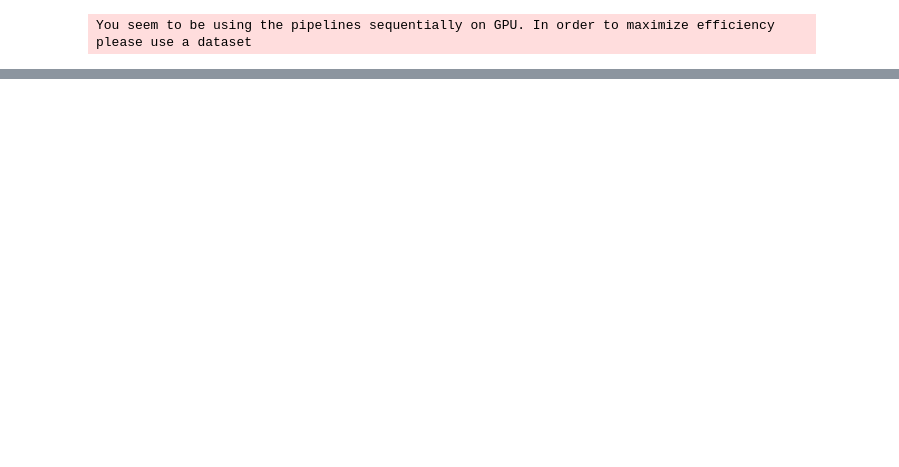
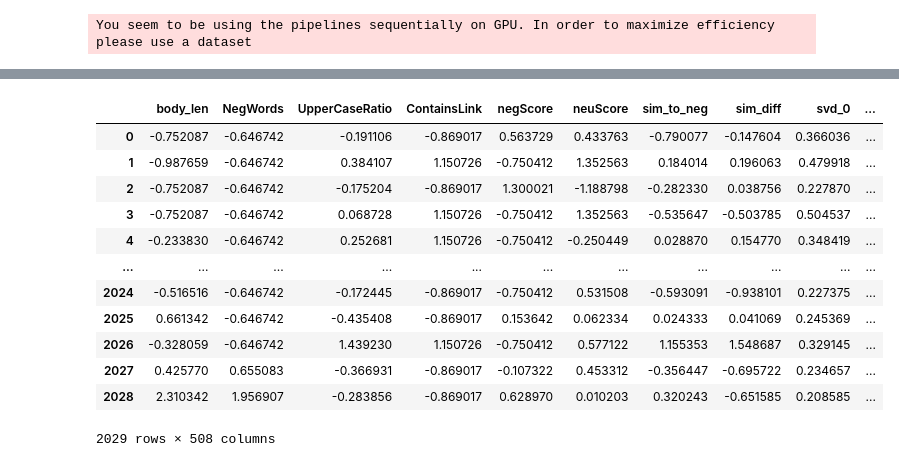
Before and after one commit to dinhtanloc/test_git, a Jupyter notebook: kltn-huong.ipynb, the cells around one changed output, grey strips where cells are left out. Saved outputs shown, nothing was run; the diff lists cells and outputs as text; code cells hidden in the pictures; blank space fills up the shorter version.

```diff
--- a/kltn-huong.ipynb
+++ b/kltn-huong.ipynb
@@ -205,0 +265,16 @@ X_val_tfidf = vectorizer.transform(X_val)
+# %%
+# Chọn các biến numeric
+from sklearn.discriminant_analysis import StandardScaler
+
+
+numeric_cols = [
+    'body_len', 'Length_char', 'Length_word', 'NegWords',
+    'UpperCaseRatio', 'ContainsLink', 'SentimentScore',
+    'negScore', 'neuScore', 'posScore',
+    'sim_to_pos', 'sim_to_neg', 'sim_diff'
+]
+
+X_numeric = train_df[numeric_cols].values
+scaler = StandardScaler()
+X_numeric_scaled = scaler.fit_transform(X_numeric)
+X_numeric_df = pd.DataFrame(X_numeric_scaled, columns=numeric_cols)
@@ -205,0 +389,2 @@ X_val_tfidf = vectorizer.transform(X_val)
+# %%
+X_numeric_df1 = X_numeric_df.drop(columns=['SentimentScore', 'Length_char', 'Length_word', 'posScore', 'sim_to_pos'])
@@ -205,0 +398,24 @@ X_val_tfidf = vectorizer.transform(X_val)
+# %%
+from sklearn.decomposition import TruncatedSVD
+
+svd = TruncatedSVD(n_components=500, random_state=42)
+X_text_reduced = svd.fit_transform(X_text)
+X_text_reduced_df = pd.DataFrame(X_text_reduced, columns=[f'svd_{i}' for i in range(X_text_reduced.shape[1])])
+# %%
+X_full_df = pd.concat([X_numeric_df1, X_text_reduced_df], axis=1)
+# %%
+X_full_df
+# %% [output]
+|  | body_len | NegWords | UpperCaseRatio | ContainsLink | negScore | neuScore | sim_to_neg | sim_diff | svd_0 | ... |
+| 0 | -0.752087 | -0.646742 | -0.191106 | -0.869017 | 0.563729 | 0.433763 | -0.790077 | -0.147604 | 0.366036 | ... |
+| 1 | -0.987659 | -0.646742 | 0.384107 | 1.150726 | -0.750412 | 1.352563 | 0.184014 | 0.196063 | 0.479918 | ... |
+| 2 | -0.752087 | -0.646742 | -0.175204 | -0.869017 | 1.300021 | -1.188798 | -0.282330 | 0.038756 | 0.227870 | ... |
+| 3 | -0.752087 | -0.646742 | 0.068728 | 1.150726 | -0.750412 | 1.352563 | -0.535647 | -0.503785 | 0.504537 | ... |
+| 4 | -0.233830 | -0.646742 | 0.252681 | 1.150726 | -0.750412 | -0.250449 | 0.028870 | 0.154770 | 0.348419 | ... |
+| ... | ... | ... | ... | ... | ... | ... | ... | ... | ... | ... |
+| 2024 | -0.516516 | -0.646742 | -0.172445 | -0.869017 | -0.750412 | 0.531508 | -0.593091 | -0.938101 | 0.227375 | ... |
+| 2025 | 0.661342 | -0.646742 | -0.435408 | -0.869017 | 0.153642 | 0.062334 | 0.024333 | 0.041069 | 0.245369 | ... |
+| 2026 | -0.328059 | -0.646742 | 1.439230 | 1.150726 | -0.750412 | 0.577122 | 1.155353 | 1.548687 | 0.329145 | ... |
+| 2027 | 0.425770 | 0.655083 | -0.366931 | -0.869017 | -0.107322 | 0.453312 | -0.356447 | -0.695722 | 0.234657 | ... |
+| 2028 | 2.310342 | 1.956907 | -0.283856 | -0.869017 | 0.628970 | 0.010203 | 0.320243 | -0.651585 | 0.208585 | ... |
+2029 rows × 508 columns
```
Also changed, not shown: parts of 28 cells of this notebook, 5 other files.
